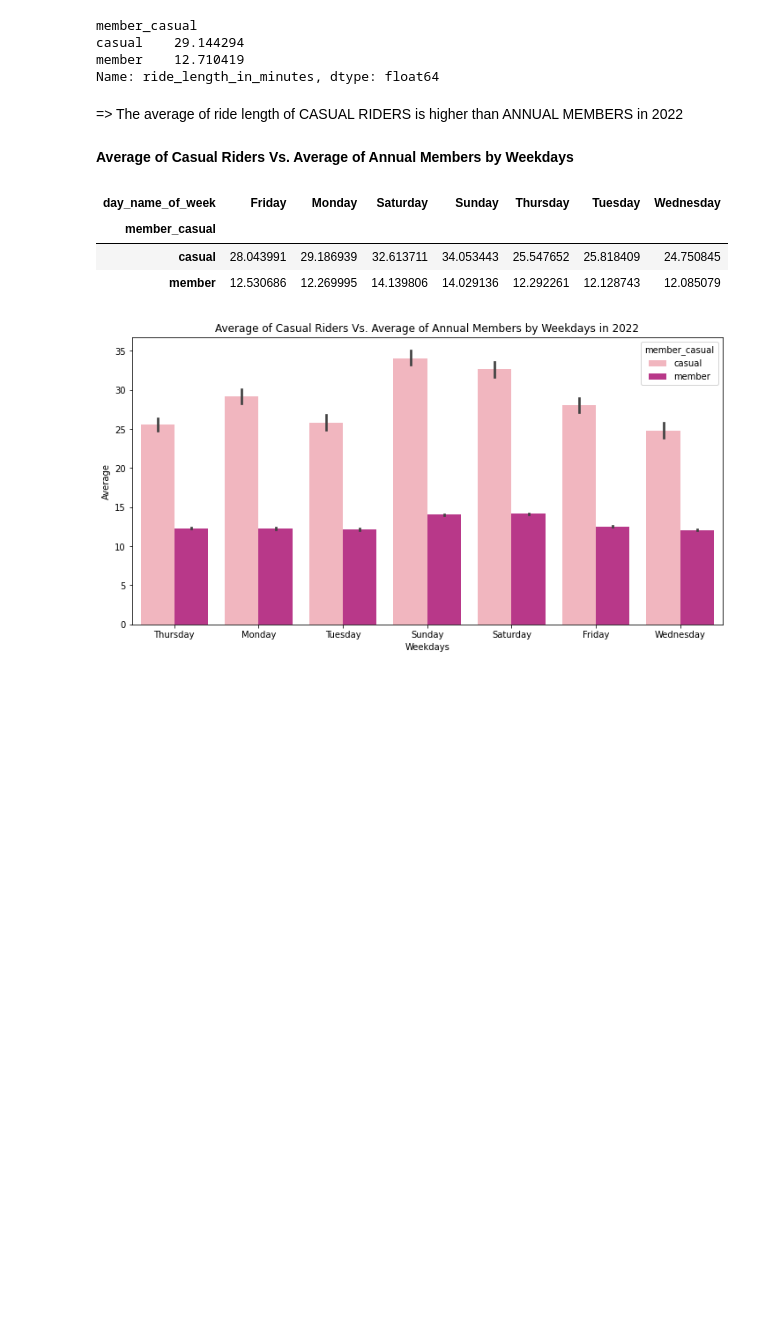
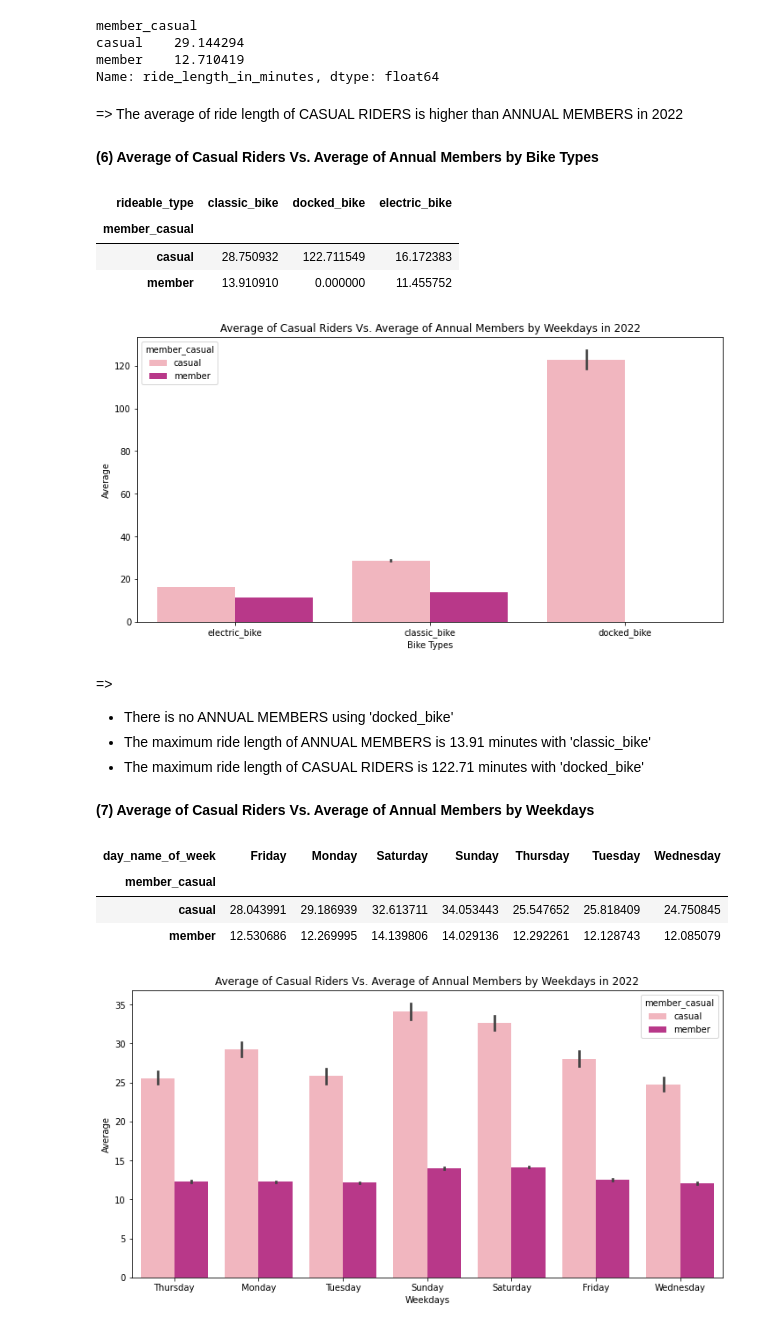
Before and after one commit to vynguyen293/Cyclistic-Bike-Share-Analysis, a Jupyter notebook: Cyclistic-Bike-Share-Analysis.ipynb, the cells around one changed output. Saved outputs shown, nothing was run; the diff lists cells and outputs as text; code cells hidden in the pictures; blank space fills up the shorter version.

```diff
--- a/Cyclistic-Bike-Share-Analysis.ipynb
+++ b/Cyclistic-Bike-Share-Analysis.ipynb
@@ -252,7 +283,33 @@ member    12.710419
 Name: ride_length_in_minutes, dtype: float64
 # %% [markdown]
 => The average of ride length of CASUAL RIDERS is higher than ANNUAL MEMBERS in 2022
+# %% [markdown]
+**(6) Average of Casual Riders Vs. Average of Annual Members by Bike Types**
+# %%
+# Create pivot table by weekdays
+df_pivot_4 = pd.pivot_table(df, values='ride_length_in_minutes', index='member_casual', columns='rideable_type',
+                          aggfunc='mean')
+df_pivot_4.fillna(0)
+# %% [output]
+| rideable_type | classic_bike | docked_bike | electric_bike |
+| member_casual |  |  |  |
+| casual | 28.750932 | 122.711549 | 16.172383 |
+| member | 13.910910 | 0.000000 | 11.455752 |
+# %%
+# Visualization
+plt.figure(figsize=(12,6))
+sns.barplot(data=df, x='rideable_type', y='ride_length_in_minutes', hue='member_casual', palette='RdPu')
+plt.title('Average of Casual Riders Vs. Average of Annual Members by Weekdays in 2022')
+plt.xlabel('Bike Types')
+plt.ylabel('Average');
+# %% [output]
+[figure, added]
+# %% [markdown]
+=>
+- There is no ANNUAL MEMBERS using 'docked_bike'
+- The maximum ride length of ANNUAL MEMBERS is 13.91 minutes with 'classic_bike'
+- The maximum ride length of CASUAL RIDERS is 122.71 minutes with 'docked_bike'
 # %% [markdown]
-**Average of Casual Riders Vs. Average of Annual Members by Weekdays**
+**(7) Average of Casual Riders Vs. Average of Annual Members by Weekdays**
 # %%
 # Create pivot table by weekdays
```
Also changed, not shown: parts of 30 cells of this notebook.
